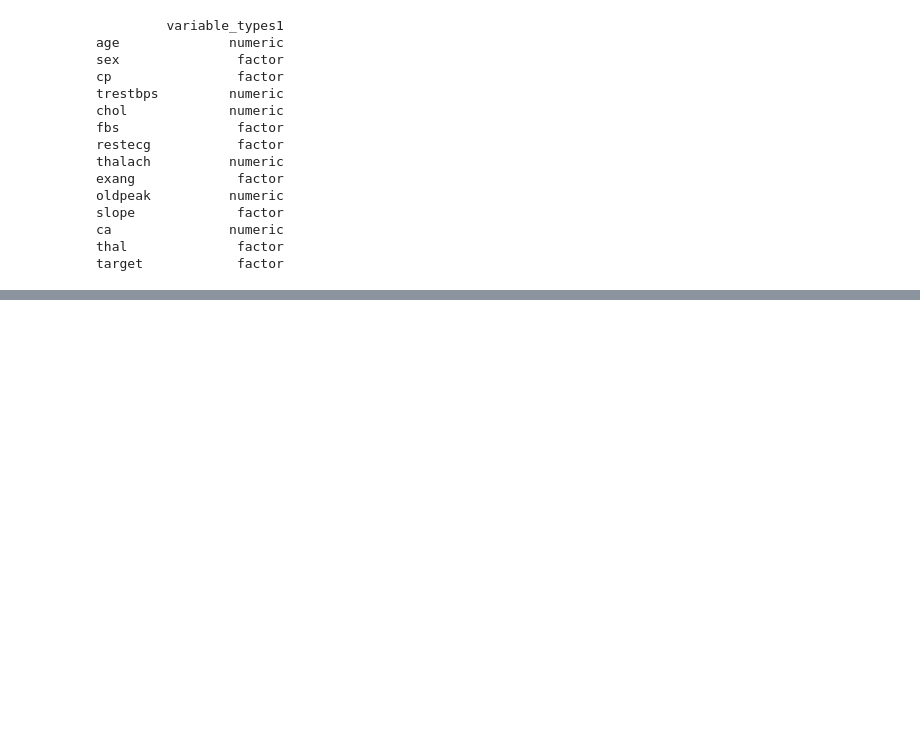
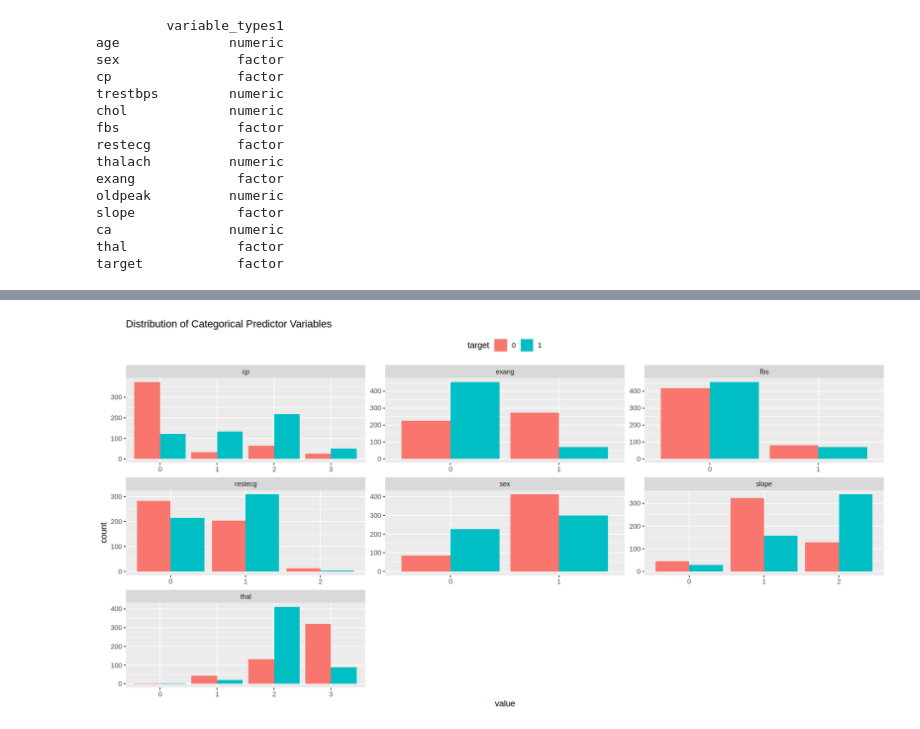
Before and after one commit to AnishkaFP/dsci-100-2023w1-group-029, a Jupyter notebook: Proposal_008-029.ipynb, the cells around one changed output, grey strips where cells are left out. Saved outputs shown, nothing was run; the diff lists cells and outputs as text; code cells hidden in the pictures; blank space fills up the shorter version.

```diff
--- a/Proposal_008-029.ipynb
+++ b/Proposal_008-029.ipynb
@@ -136,0 +180,5 @@ target            factor
+# %%
+# select categorical variables and the target column
+heart_data_cat <- heart_data_raw |>
+                  select(sex, cp, fbs, restecg, exang, slope, thal, target)
+head(heart_data_cat)
@@ -136,0 +247,13 @@ target            factor
+# %%
+options(repr.plot.width = 14, repr.plot.height = 7)
+# create bar plots for each categorical variables
+bar_plots <- heart_data_cat |>
+  gather(variable, value, -target) |>
+  ggplot(aes(x = value, fill = target)) +
+  geom_bar(position = "dodge") +
+  facet_wrap(~variable, scales = "free") +
+  labs(title = "Distribution of Categorical Predictor Variables") +
+  theme(legend.position = "top")
+
+bar_plots
+# %% [output]
@@ -136,0 +262 @@ target            factor
+[figure, added]
```
Also changed, not shown: parts of 23 cells of this notebook.
